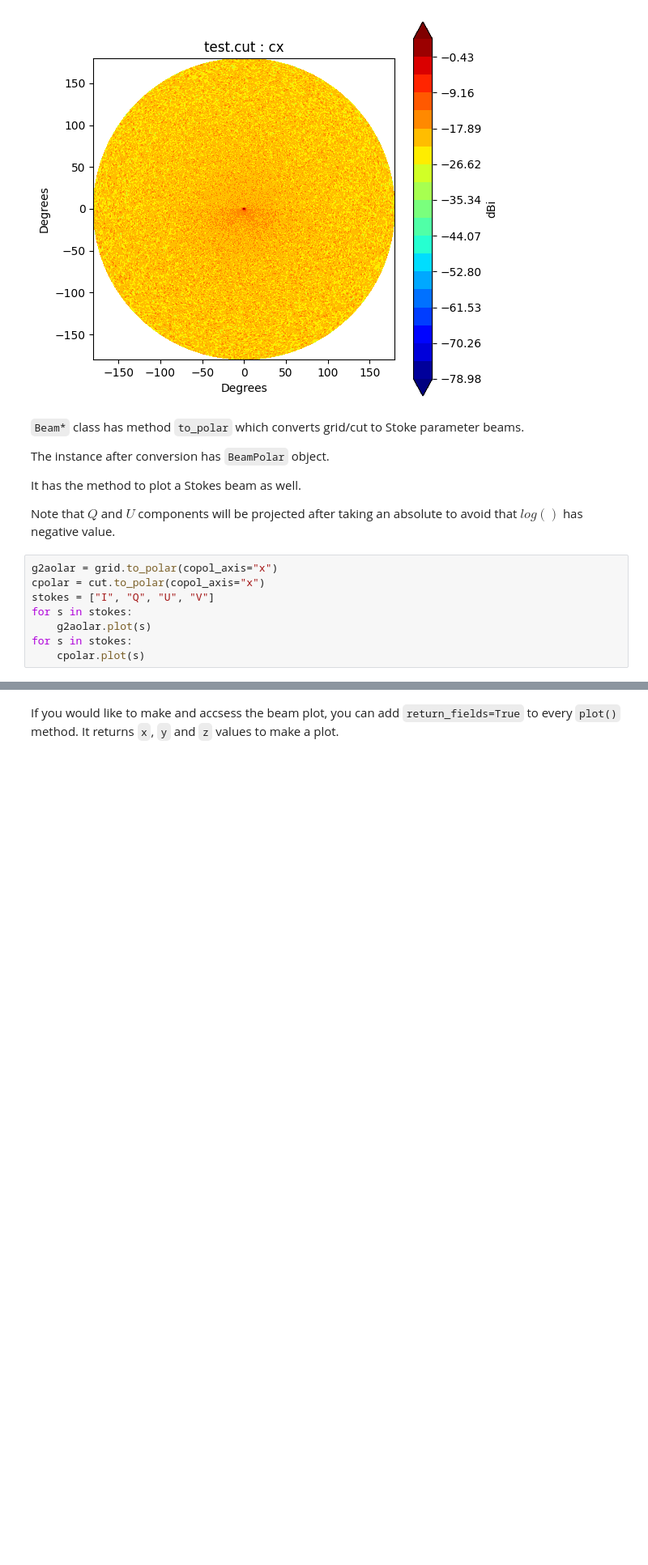
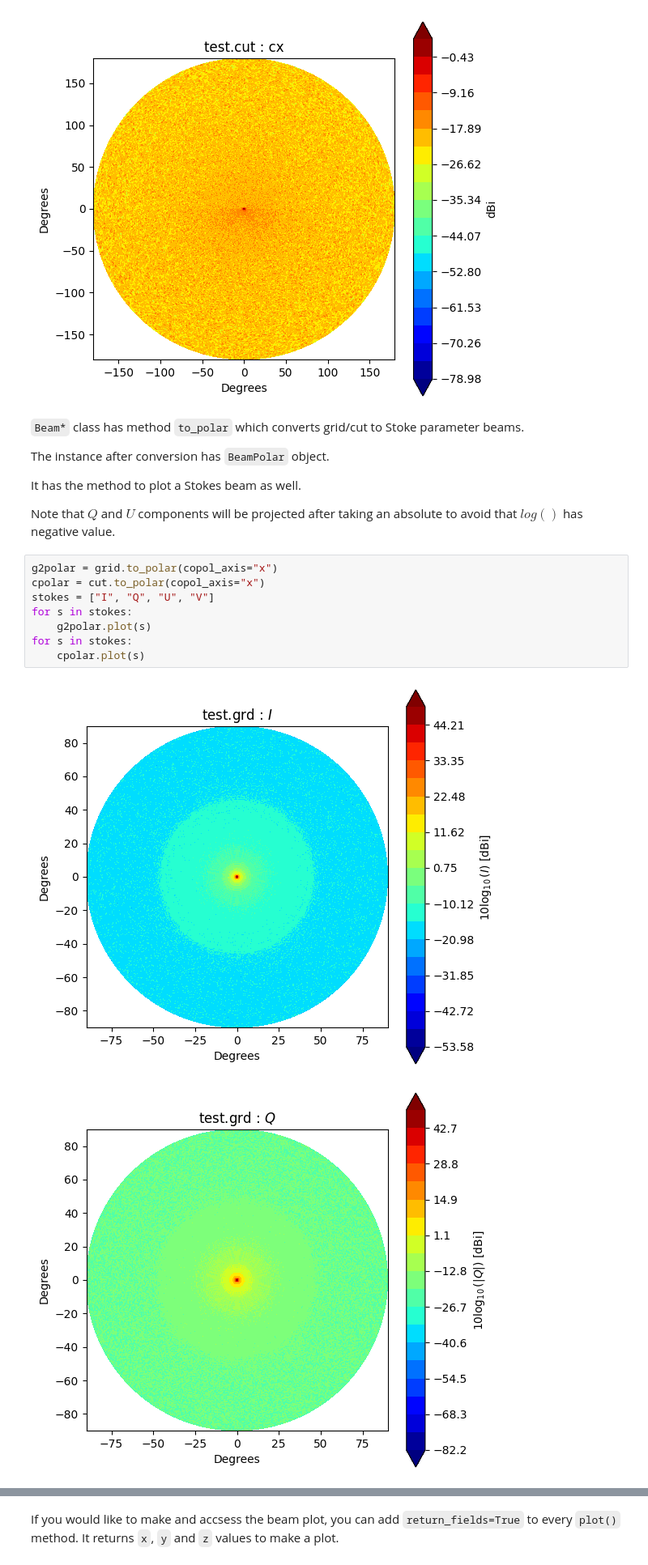
Before and after one commit to yusuke-takase/grasp2alm, a Jupyter notebook: notebooks/tutorial.ipynb, the cells around one changed output, grey strips where cells are left out. Shown at 81% size. Cells and saved outputs as stored; diff of their text form; blank space fills up the shorter version.

```diff
--- a/notebooks/tutorial.ipynb
+++ b/notebooks/tutorial.ipynb
@@ -38,10 +38,13 @@ It has the method to plot a Stokes beam as well.
 
 Note that $Q$ and $U$ components will be projected after taking an absolute to avoid that $log()$ has negative value.
 # %%
-g2aolar = grid.to_polar(copol_axis="x")
+g2polar = grid.to_polar(copol_axis="x")
 cpolar = cut.to_polar(copol_axis="x")
 stokes = ["I", "Q", "U", "V"]
 for s in stokes:
-    g2aolar.plot(s)
+    g2polar.plot(s)
 for s in stokes:
     cpolar.plot(s)
+# %% [output]
+[figure, added]
+[figure, added]
```
Also changed, not shown: parts of 6 cells of this notebook, 3 other files.
